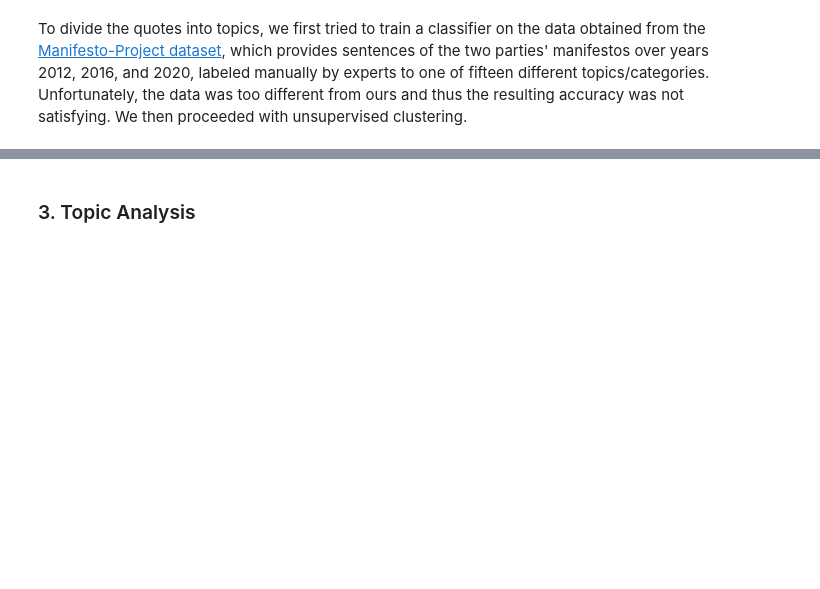
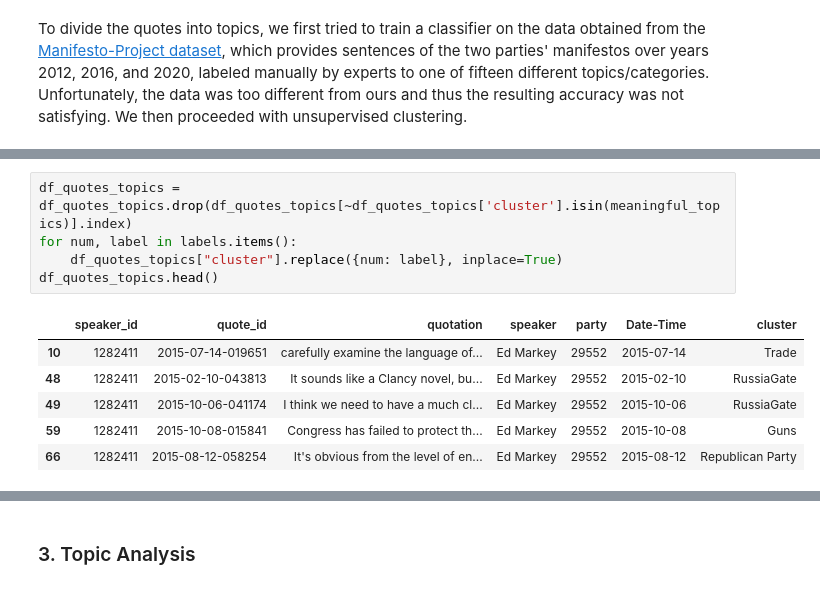
Before and after one commit to cndesabbata/Political-affiliation-predictor-from-quotes, a Jupyter notebook: political_classifier.ipynb, the cells around one changed output, grey strips where cells are left out. Cells and saved outputs as stored; diff of their text form; blank space fills up the shorter version.

```diff
--- a/political_classifier.ipynb
+++ b/political_classifier.ipynb
@@ -282,0 +436,12 @@ freq.head(10)
+# %%
+df_quotes_topics = df_quotes_topics.drop(df_quotes_topics[~df_quotes_topics['cluster'].isin(meaningful_topics)].index)
+for num, label in labels.items():
+    df_quotes_topics["cluster"].replace({num: label}, inplace=True)
+df_quotes_topics.head()
+# %% [output]
+|  | speaker_id | quote_id | quotation | speaker | party | Date-Time | cluster |
+| 10 | 1282411 | 2015-07-14-019651 | carefully examine the language of... | Ed Markey | 29552 | 2015-07-14 | Trade |
+| 48 | 1282411 | 2015-02-10-043813 | It sounds like a Clancy novel, bu... | Ed Markey | 29552 | 2015-02-10 | RussiaGate |
+| 49 | 1282411 | 2015-10-06-041174 | I think we need to have a much cl... | Ed Markey | 29552 | 2015-10-06 | RussiaGate |
+| 59 | 1282411 | 2015-10-08-015841 | Congress has failed to protect th... | Ed Markey | 29552 | 2015-10-08 | Guns |
+| 66 | 1282411 | 2015-08-12-058254 | It's obvious from the level of en... | Ed Markey | 29552 | 2015-08-12 | Republican Party |
```
Also changed, not shown: parts of 7 cells of this notebook, 1 other file.
